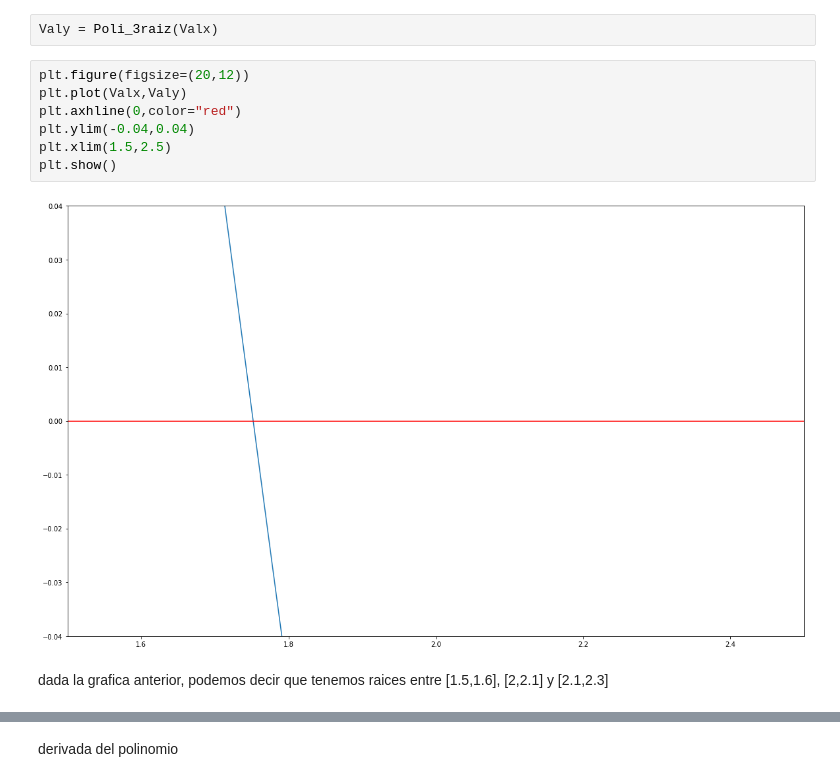
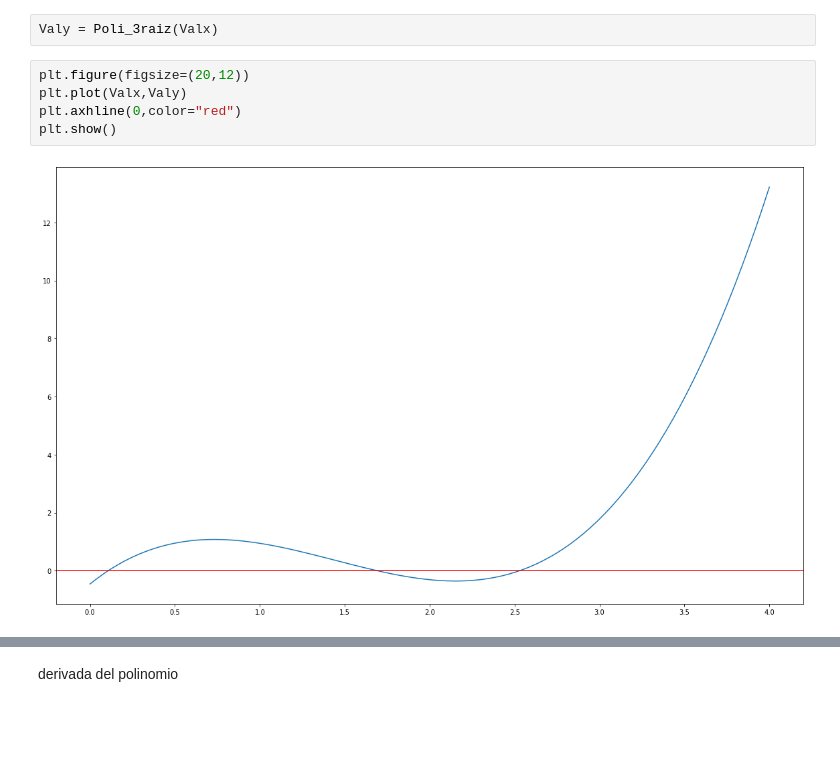
Before and after one commit to Yoposk/PrimerExamen, a Jupyter notebook: Examen_1_MC.ipynb, the cells around one changed output, grey strips where cells are left out. Saved outputs shown, nothing was run; the diff lists cells and outputs as text; blank space fills up the shorter version.

```diff
--- a/Examen_1_MC.ipynb
+++ b/Examen_1_MC.ipynb
@@ -154,11 +162,7 @@ Valy = Poli_3raiz(Valx)
 # %%
 plt.figure(figsize=(20,12))
 plt.plot(Valx,Valy)
 plt.axhline(0,color="red")
-plt.ylim(-0.04,0.04)
-plt.xlim(1.5,2.5)
 plt.show()
 # %% [output]
-[figure, old version]
+[figure, new version]
-# %% [markdown]
-dada la grafica anterior, podemos decir que tenemos raices entre [1.5,1.6], [2,2.1] y [2.1,2.3]
```
Also changed, not shown: parts of 21 cells of this notebook.
